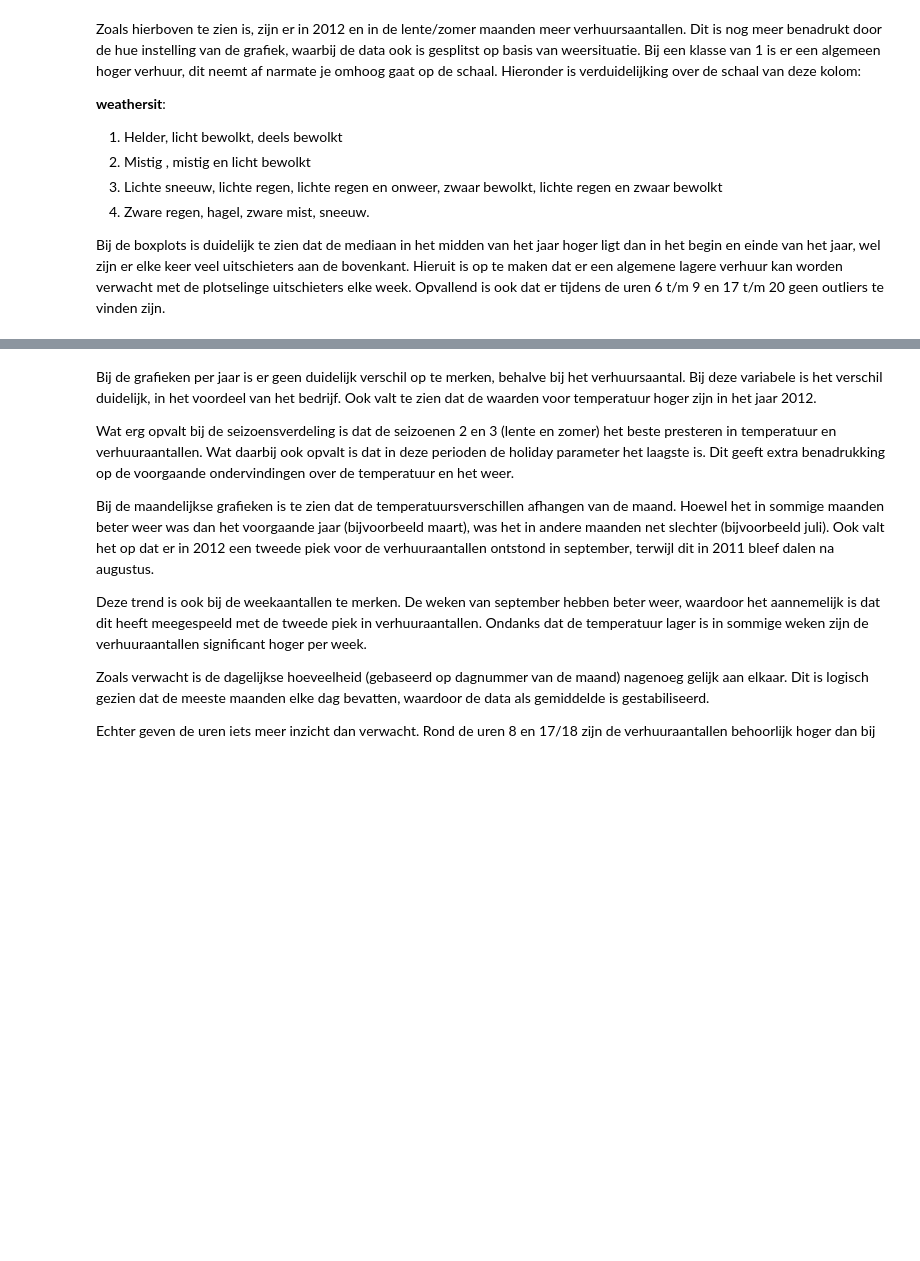
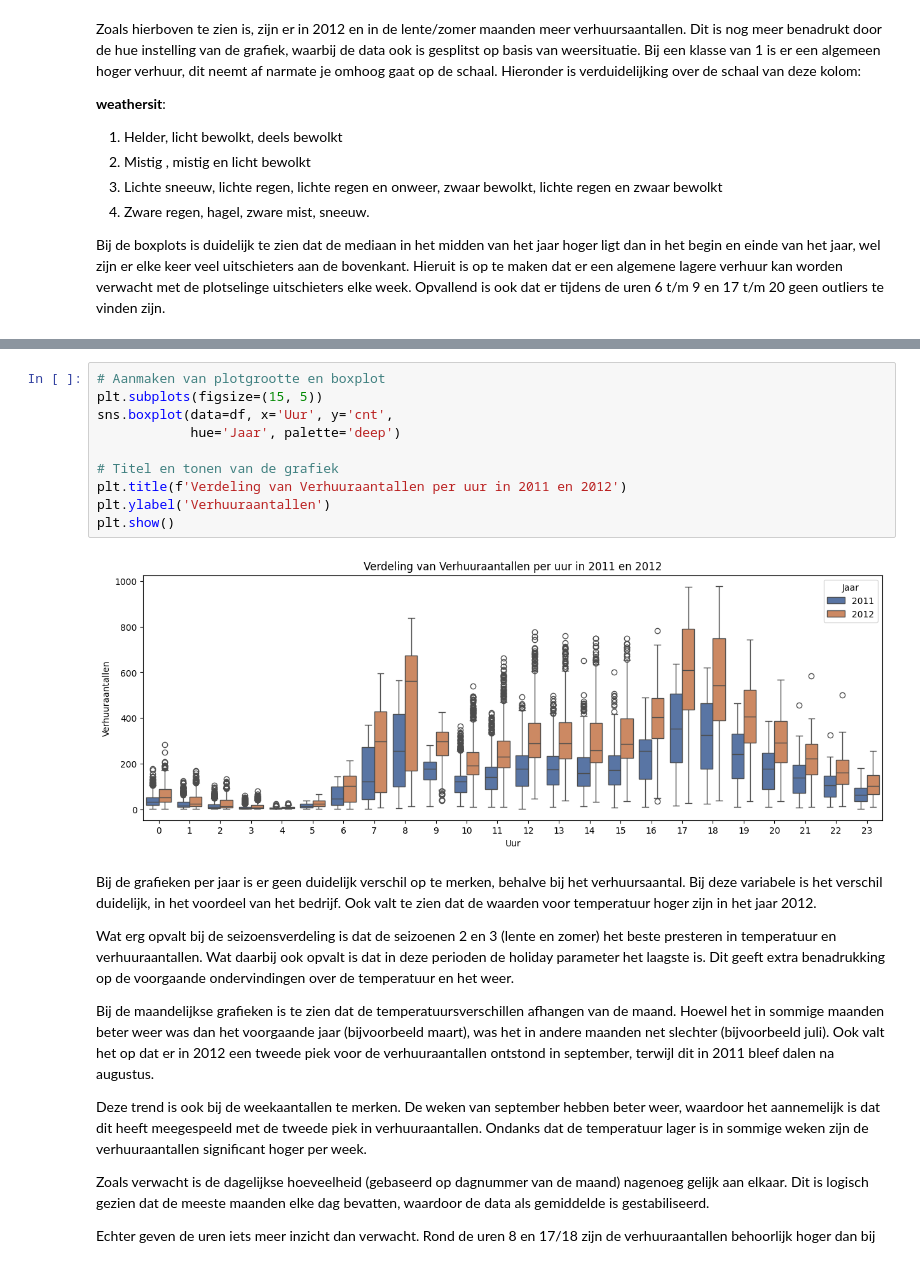
Before and after one commit to BJHeemskerk/MachineLearning, a Jupyter notebook: Verhuuraantallen/Opdracht 2.ipynb, the cells around one changed output, grey strips where cells are left out. Saved outputs shown, nothing was run; the diff lists cells and outputs as text; blank space fills up the shorter version.

```diff
--- a/Verhuuraantallen/Opdracht 2.ipynb
+++ b/Verhuuraantallen/Opdracht 2.ipynb
@@ -294,3 +301,15 @@ for tijd in tijden:
+# %%
+# Aanmaken van plotgrootte en boxplot
+plt.subplots(figsize=(15, 5))
+sns.boxplot(data=df, x='Uur', y='cnt',
+            hue='Jaar', palette='deep')
+
+# Titel en tonen van de grafiek
+plt.title(f'Verdeling van Verhuuraantallen per uur in 2011 en 2012')
+plt.ylabel('Verhuuraantallen')
+plt.show()
+# %% [output]
+[figure, added]
 # %% [markdown]
 Bij de grafieken per jaar is er geen duidelijk verschil op te merken, behalve bij het verhuursaantal. Bij deze variabele is het verschil duidelijk, in het voordeel van het bedrijf. Ook valt te zien dat de waarden voor temperatuur hoger zijn in het jaar 2012.
 
```
Also changed, not shown: parts of 9 cells of this notebook.
